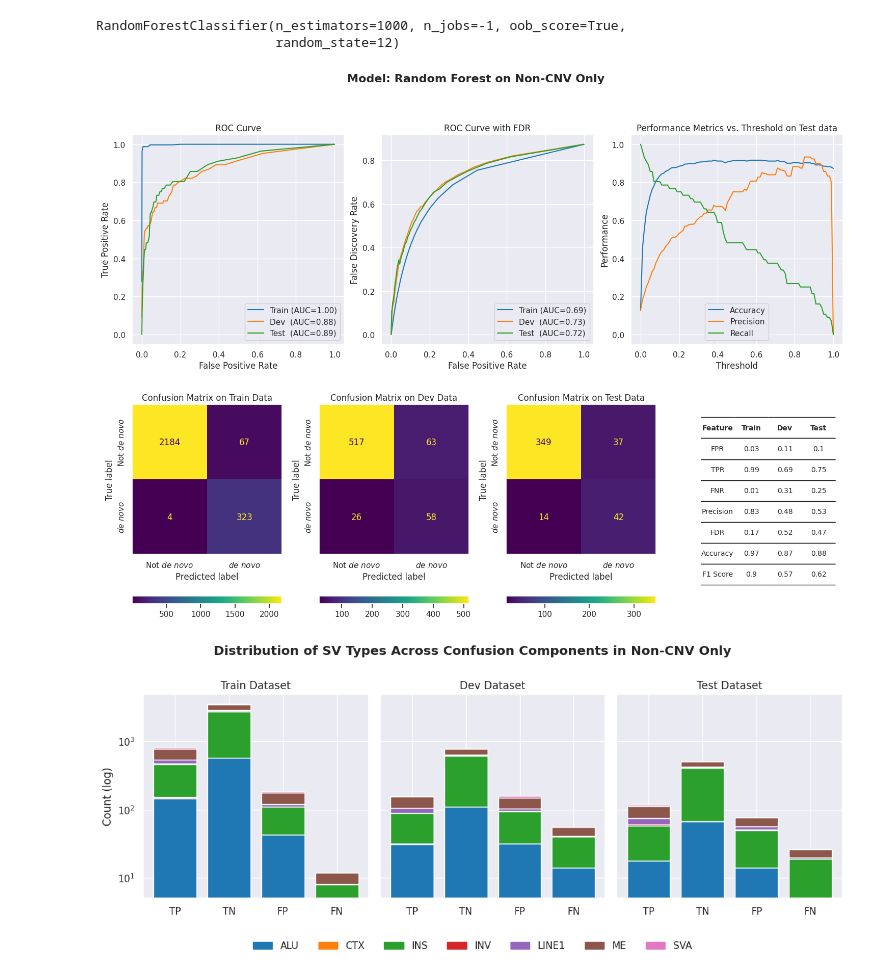
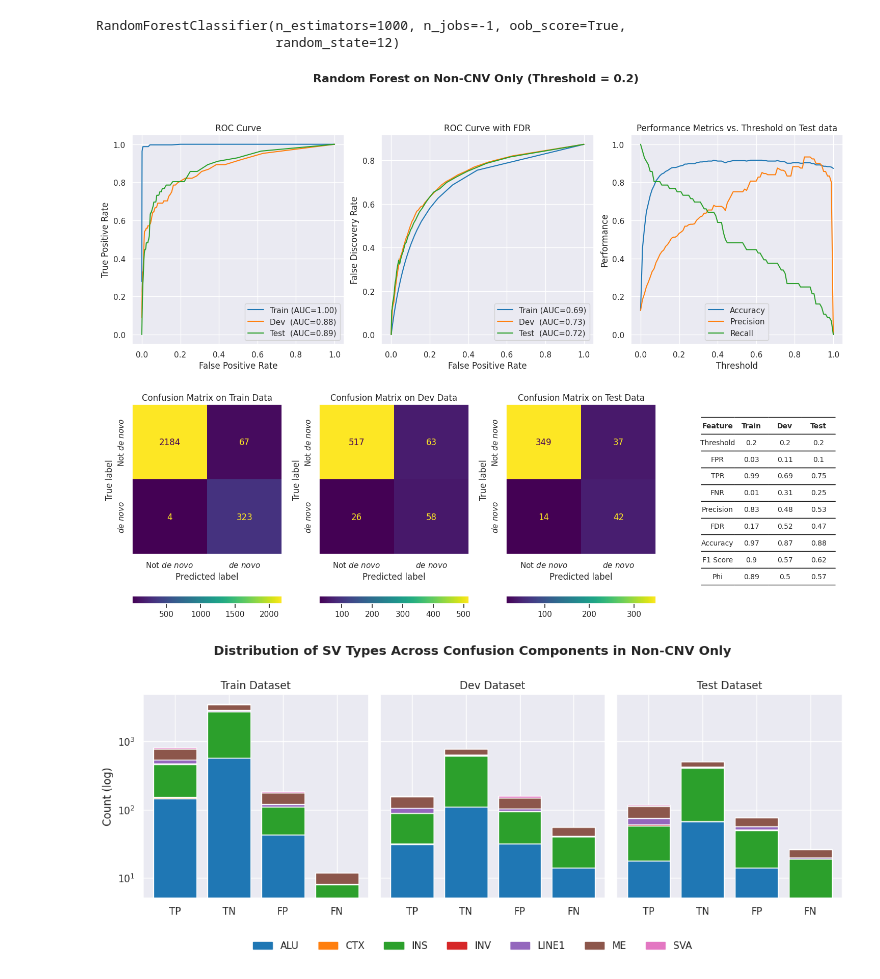
Before and after one commit to VJalili/denovo, a Jupyter notebook: denovo_model.ipynb, the cells around one changed output. Saved outputs shown, nothing was run; the diff lists cells and outputs as text; code cells hidden in the pictures.

```diff
--- a/denovo_model.ipynb
+++ b/denovo_model.ipynb
@@ -524,7 +547,7 @@ def plot_confusionMatrix_component_by_svtype(preds_train_df, preds_dev_df, preds
     logscale = False
   plot_stacked_bars_by_svtype(plot_data_df, ["Train", "Dev", "Test"], title, logscale, normalized)
 # %%
-def plot_model_performance(plot_title, model_name, models_metrics_df, train_metrics, dev_metrics, test_metrics, predictions_train_df, predictions_dev_df, predictions_test_df, disc_preds_col_name): # y_true, y_pred_prob): # models_metrics_df, model_metrics_df, y_true, y_pred_prob, cm):
+def plot_model_performance(plot_title, model_name, models_metrics_df, train_metrics, dev_metrics, test_metrics, predictions_train_df, predictions_dev_df, predictions_test_df, disc_preds_col_name, threshold): # y_true, y_pred_prob): # models_metrics_df, model_metrics_df, y_true, y_pred_prob, cm):
 
   fig = plt.figure(figsize=(18, 12))
   # gs = GridSpec(3, 3, figure=fig, wspace=0.25, hspace=0.3) #, height_ratios=[3, 1], top=0.85)
@@ -577,13 +600,13 @@ def plot_model_performance(plot_title, model_name, models_metrics_df, train_metr
 
     if not show_y_labels:
       cax.set_yticklabels([])
-      cax.set_ylabel('')
+      cax.set_ylabel("")
 
     for label in cax.get_yticklabels():
       label.set_rotation(90)
-      label.set_verticalalignment('center')
+      label.set_verticalalignment("center")
     # ref: https://stackoverflow.com/a/26720422
-    cbar = plt.colorbar(im.im_, ax=cax, orientation='horizontal', fraction=0.046, pad=0.2)
+    cbar = plt.colorbar(im.im_, ax=cax, orientation="horizontal", fraction=0.046, pad=0.2)
     cax.grid(False)
     cax.set_title(title)
 
@@ -593,8 +616,8 @@ def plot_model_performance(plot_title, model_name, models_metrics_df, train_metr
 
   plt.subplots_adjust(hspace=0.4, wspace=0.4)
 
-  rounded_val_df = models_metrics_df[models_metrics_df["Model"] == model_name].copy().drop(["Model"], axis=1).round(2)
-  rounded_val_df.set_index('Set', inplace=True)
+  rounded_val_df = models_metrics_df[(models_metrics_df["Model"] == model_name) & (models_metrics_df["Threshold"] == threshold)].copy().drop(["Model"], axis=1).round(2)
+  rounded_val_df.set_index("Set", inplace=True)
   rounded_val_df = rounded_val_df.T
 
   cellText = []
@@ -602,22 +625,22 @@ def plot_model_performance(plot_title, model_name, models_metrics_df, train_metr
       row = [feature_name] + row_values.tolist()
       cellText.append(row)
 
-  colLabels = ['Feature'] + list(rounded_val_df.columns)
+  colLabels = ["Feature"] + list(rounded_val_df.columns)
 
   table_width = 0.9
   table_height = 0.8
   table = table_ax.table(
       cellText=cellText,
       colLabels=colLabels,
-      loc='center',
-      cellLoc='center',
-      edges='horizontal',
+      loc="center",
+      cellLoc="center",
+      edges="horizontal",
       bbox=[(1 - table_width) / 2, (1 - table_height) / 2, table_width, table_height]
   )
 
   table.auto_set_font_size(False)
   table.set_fontsize(10)
-  table_ax.axis('off')
+  table_ax.axis("off")
 
   num_cols = len(colLabels)
   num_rows = len(cellText) + 1
@@ -628,13 +651,13 @@ def plot_model_performance(plot_title, model_name, models_metrics_df, train_metr
       cell_height = (1.0 / num_rows) * scaling_factor
       cell.set_width(cell_width)
       cell.set_height(cell_height)
-      cell.set_text_props(ha='center', va='center')
+      cell.set_text_props(ha="center", va="center")
 
   for i in range(num_cols):
       cell = table[0, i]
-      cell.set_text_props(weight='bold')
+      cell.set_text_props(weight="bold")
 
-  fig.suptitle(f"Model: {plot_title}", fontsize=16, fontweight="bold")
+  fig.suptitle(f"{plot_title} (Threshold = {threshold})", fontsize=16, fontweight="bold")
 # %% [markdown]
 # Random Forest Model
 # %%
@@ -665,9 +688,9 @@ models_metrics_df, rf_train_metrics = evaluate_model(models_metrics_df, rf_colum
 models_metrics_df, rf_dev_metrics = evaluate_model(models_metrics_df, rf_column, "Dev",   y_dev,   predictions_dev_df[rf_column],   threshold)
 models_metrics_df, rf_test_metrics = evaluate_model(models_metrics_df, rf_column, "Test",  y_test,  predictions_test_df[rf_column],  threshold)
 # %%
-plot_model_performance(f"Random Forest on {data_group_title}", rf_column, models_metrics_df, rf_train_metrics, rf_dev_metrics, rf_test_metrics, predictions_train_df, predictions_dev_df, predictions_test_df, f"{rf_column}{disc_col_postfix}")
+plot_model_performance(f"Random Forest on {data_group_title}", rf_column, models_metrics_df, rf_train_metrics, rf_dev_metrics, rf_test_metrics, predictions_train_df, predictions_dev_df, predictions_test_df, f"{rf_column}{disc_col_postfix}", threshold)
 # %% [output]
-[figure, old version]
+[figure, new version]
 # %%
 plot_confusionMatrix_component(predictions_train_df, predictions_dev_df, predictions_test_df, f"Distribution of SV Types Across Confusion Components in {data_group_title}", rf_column + disc_col_postfix)
 # %% [output]
```
Also changed, not shown: parts of 20 cells of this notebook.
